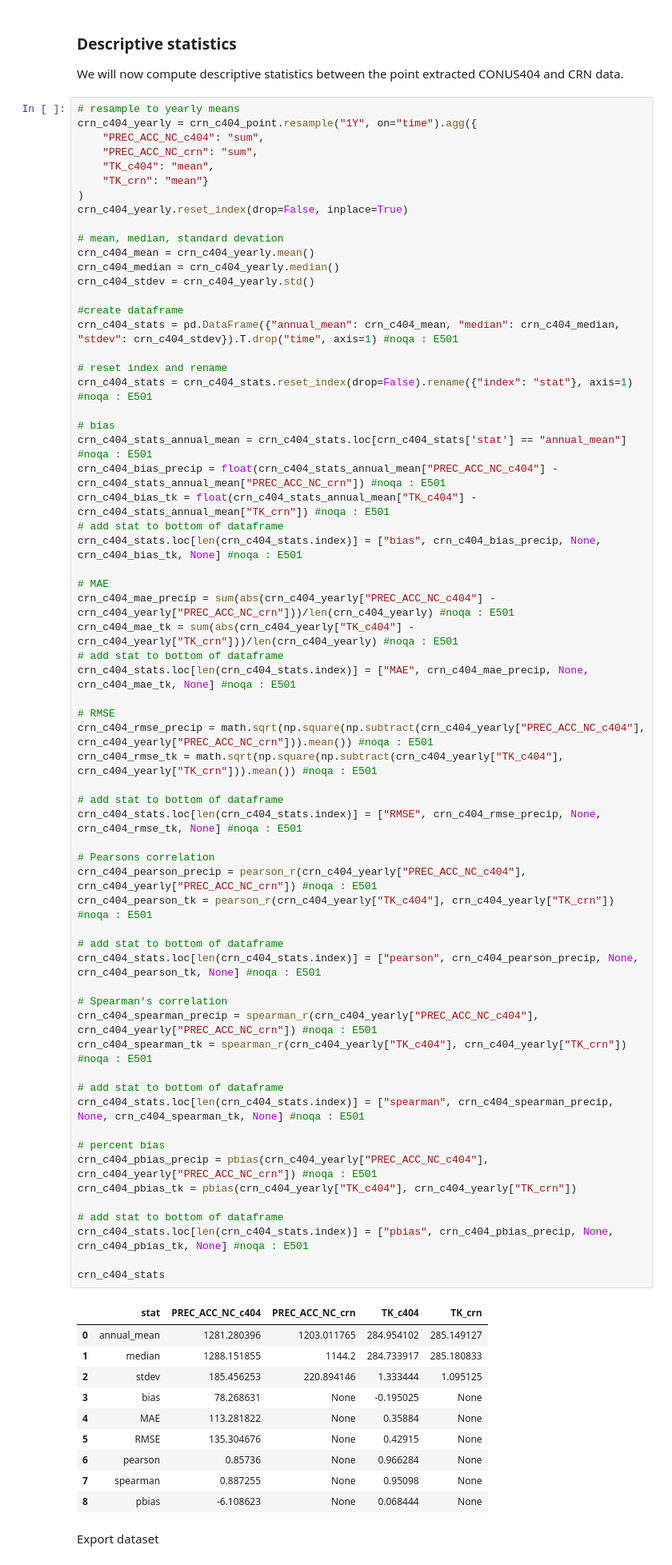
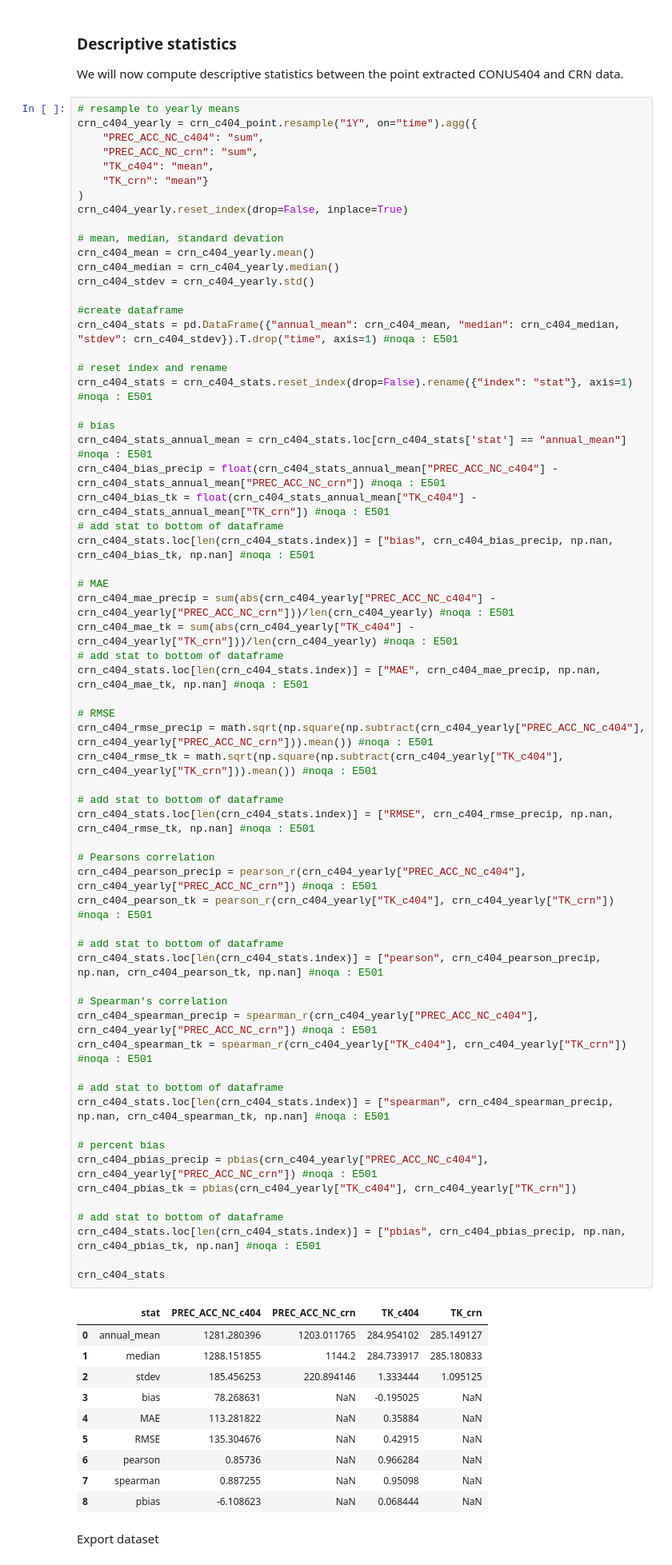
Before and after one commit to hytest-org/hytest, a Jupyter notebook: evaluation/tutorials/CONUS404/2_CONUS404_DRB_Analysis.ipynb, the cells around one changed output. Shown at 80% size. Cells and saved outputs as stored; diff of their text form.

Commit message:
Updated HCN stat creation

```diff
--- a/evaluation/tutorials/CONUS404/2_CONUS404_DRB_Analysis.ipynb
+++ b/evaluation/tutorials/CONUS404/2_CONUS404_DRB_Analysis.ipynb
@@ -1442,54 +1442,54 @@ crn_c404_stats_annual_mean = crn_c404_stats.loc[crn_c404_stats['stat'] == "annua
 crn_c404_bias_precip = float(crn_c404_stats_annual_mean["PREC_ACC_NC_c404"] - crn_c404_stats_annual_mean["PREC_ACC_NC_crn"]) #noqa : E501
 crn_c404_bias_tk = float(crn_c404_stats_annual_mean["TK_c404"] - crn_c404_stats_annual_mean["TK_crn"]) #noqa : E501
 # add stat to bottom of dataframe
-crn_c404_stats.loc[len(crn_c404_stats.index)] = ["bias", crn_c404_bias_precip, None, crn_c404_bias_tk, None] #noqa : E501
+crn_c404_stats.loc[len(crn_c404_stats.index)] = ["bias", crn_c404_bias_precip, np.nan, crn_c404_bias_tk, np.nan] #noqa : E501
 
 # MAE
 crn_c404_mae_precip = sum(abs(crn_c404_yearly["PREC_ACC_NC_c404"] - crn_c404_yearly["PREC_ACC_NC_crn"]))/len(crn_c404_yearly) #noqa : E501
 crn_c404_mae_tk = sum(abs(crn_c404_yearly["TK_c404"] - crn_c404_yearly["TK_crn"]))/len(crn_c404_yearly) #noqa : E501
 # add stat to bottom of dataframe
-crn_c404_stats.loc[len(crn_c404_stats.index)] = ["MAE", crn_c404_mae_precip, None, crn_c404_mae_tk, None] #noqa : E501
+crn_c404_stats.loc[len(crn_c404_stats.index)] = ["MAE", crn_c404_mae_precip, np.nan, crn_c404_mae_tk, np.nan] #noqa : E501
 
 # RMSE
 crn_c404_rmse_precip = math.sqrt(np.square(np.subtract(crn_c404_yearly["PREC_ACC_NC_c404"], crn_c404_yearly["PREC_ACC_NC_crn"])).mean()) #noqa : E501
 crn_c404_rmse_tk = math.sqrt(np.square(np.subtract(crn_c404_yearly["TK_c404"], crn_c404_yearly["TK_crn"])).mean()) #noqa : E501
 
 # add stat to bottom of dataframe
-crn_c404_stats.loc[len(crn_c404_stats.index)] = ["RMSE", crn_c404_rmse_precip, None, crn_c404_rmse_tk, None] #noqa : E501
+crn_c404_stats.loc[len(crn_c404_stats.index)] = ["RMSE", crn_c404_rmse_precip, np.nan, crn_c404_rmse_tk, np.nan] #noqa : E501
 
 # Pearsons correlation
 crn_c404_pearson_precip = pearson_r(crn_c404_yearly["PREC_ACC_NC_c404"], crn_c404_yearly["PREC_ACC_NC_crn"]) #noqa : E501
 crn_c404_pearson_tk = pearson_r(crn_c404_yearly["TK_c404"], crn_c404_yearly["TK_crn"]) #noqa : E501
 
 # add stat to bottom of dataframe
-crn_c404_stats.loc[len(crn_c404_stats.index)] = ["pearson", crn_c404_pearson_precip, None, crn_c404_pearson_tk, None] #noqa : E501
+crn_c404_stats.loc[len(crn_c404_stats.index)] = ["pearson", crn_c404_pearson_precip, np.nan, crn_c404_pearson_tk, np.nan] #noqa : E501
 
 # Spearman's correlation
 crn_c404_spearman_precip = spearman_r(crn_c404_yearly["PREC_ACC_NC_c404"], crn_c404_yearly["PREC_ACC_NC_crn"]) #noqa : E501
 crn_c404_spearman_tk = spearman_r(crn_c404_yearly["TK_c404"], crn_c404_yearly["TK_crn"]) #noqa : E501
 
 # add stat to bottom of dataframe
-crn_c404_stats.loc[len(crn_c404_stats.index)] = ["spearman", crn_c404_spearman_precip, None, crn_c404_spearman_tk, None] #noqa : E501
+crn_c404_stats.loc[len(crn_c404_stats.index)] = ["spearman", crn_c404_spearman_precip, np.nan, crn_c404_spearman_tk, np.nan] #noqa : E501
 
 # percent bias
 crn_c404_pbias_precip = pbias(crn_c404_yearly["PREC_ACC_NC_c404"], crn_c404_yearly["PREC_ACC_NC_crn"]) #noqa : E501
 crn_c404_pbias_tk = pbias(crn_c404_yearly["TK_c404"], crn_c404_yearly["TK_crn"])
 
 # add stat to bottom of dataframe
-crn_c404_stats.loc[len(crn_c404_stats.index)] = ["pbias", crn_c404_pbias_precip, None, crn_c404_pbias_tk, None] #noqa : E501
+crn_c404_stats.loc[len(crn_c404_stats.index)] = ["pbias", crn_c404_pbias_precip, np.nan, crn_c404_pbias_tk, np.nan] #noqa : E501
 
 crn_c404_stats
 # %% [output]
 |  | stat | PREC_ACC_NC_c404 | PREC_ACC_NC_crn | TK_c404 | TK_crn |
 | 0 | annual_mean | 1281.280396 | 1203.011765 | 284.954102 | 285.149127 |
 | 1 | median | 1288.151855 | 1144.2 | 284.733917 | 285.180833 |
 | 2 | stdev | 185.456253 | 220.894146 | 1.333444 | 1.095125 |
-| 3 | bias | 78.268631 | None | -0.195025 | None |
-| 4 | MAE | 113.281822 | None | 0.35884 | None |
-| 5 | RMSE | 135.304676 | None | 0.42915 | None |
-| 6 | pearson | 0.85736 | None | 0.966284 | None |
-| 7 | spearman | 0.887255 | None | 0.95098 | None |
-| 8 | pbias | -6.108623 | None | 0.068444 | None |
+| 3 | bias | 78.268631 | NaN | -0.195025 | NaN |
+| 4 | MAE | 113.281822 | NaN | 0.35884 | NaN |
+| 5 | RMSE | 135.304676 | NaN | 0.42915 | NaN |
+| 6 | pearson | 0.85736 | NaN | 0.966284 | NaN |
+| 7 | spearman | 0.887255 | NaN | 0.95098 | NaN |
+| 8 | pbias | -6.108623 | NaN | 0.068444 | NaN |
 # %% [markdown]
 Export dataset
 # %%
```
Also changed, not shown: parts of 19 cells of this notebook.
